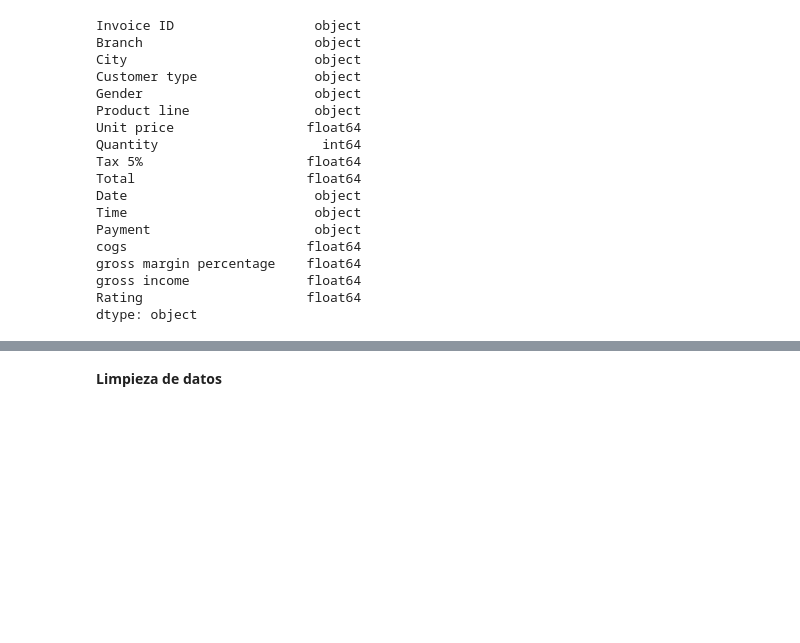
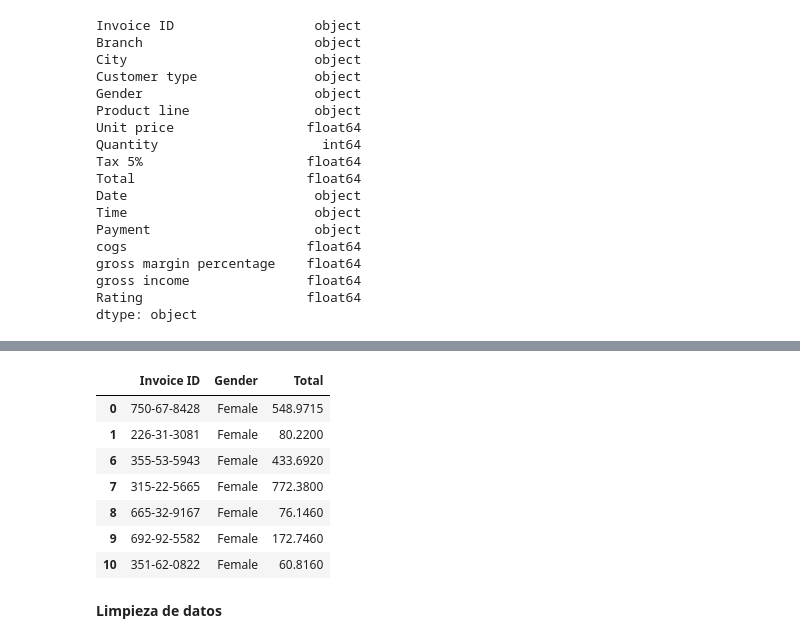
Before and after one commit to kkyouma/ayudantia_computacion_2, a Jupyter notebook: Ayudantia 2/Ayudantia_2.ipynb, the cells around one changed output, grey strips where cells are left out. Saved outputs shown, nothing was run; the diff lists cells and outputs as text; code cells hidden in the pictures; blank space fills up the shorter version.

Commit message:
add mask section

```diff
--- a/Ayudantia 2/Ayudantia_2.ipynb
+++ b/Ayudantia 2/Ayudantia_2.ipynb
@@ -73,0 +121,3 @@ df.describe()
+# %%
+mask = df_s["Gender"] == "Female"
+mask
@@ -74,3 +137,14 @@ df.describe()
+# %%
+df_s[mask]
+# %% [output]
+|  | Invoice ID | Gender | Total |
+| 0 | 750-67-8428 | Female | 548.9715 |
+| 1 | 226-31-3081 | Female | 80.2200 |
+| 6 | 355-53-5943 | Female | 433.6920 |
+| 7 | 315-22-5665 | Female | 772.3800 |
+| 8 | 665-32-9167 | Female | 76.1460 |
+| 9 | 692-92-5582 | Female | 172.7460 |
+| 10 | 351-62-0822 | Female | 60.8160 |
 # %% [markdown]
 <div class="alert">
   <strong>Limpieza de datos</strong>
```
Also changed, not shown: parts of 18 cells of this notebook.
